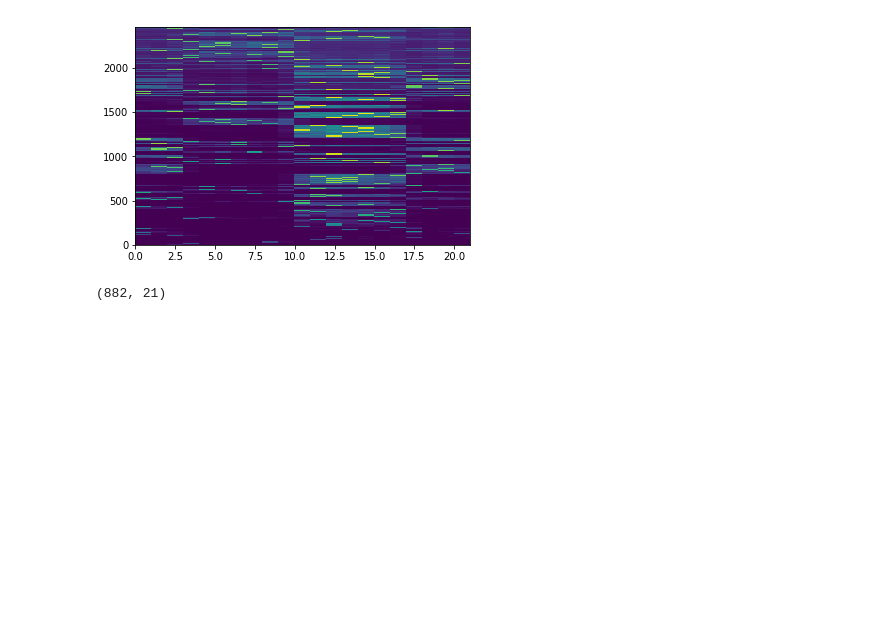
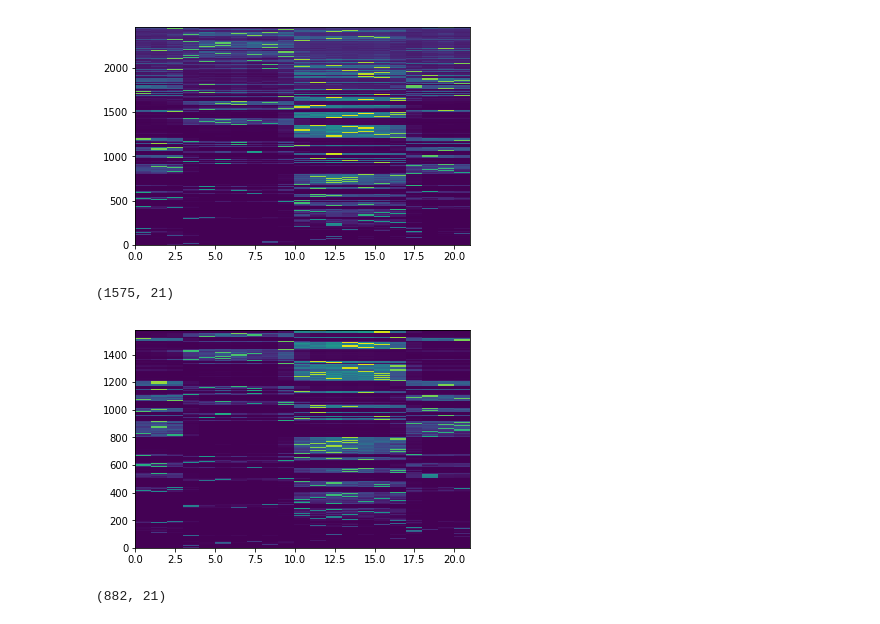
Before and after one commit to prestonlab/tesser_successor, a Jupyter notebook: SR-Part2_vs_neural_correlations.ipynb, the cells around one changed output. Cells and saved outputs as stored; diff of their text form; code cells hidden in the pictures; blank space fills up the shorter version.

```diff
--- a/SR-Part2_vs_neural_correlations.ipynb
+++ b/SR-Part2_vs_neural_correlations.ipynb
@@ -159,6 +156,14 @@ sr_reps.shape
 # %% [output]
 (2457, 21)
 [figure]
+# %%
+#now only extrat Part 1
+sr_reps_part1 = sr_reps[struct_all['part'] == 1]
+plt.pcolor(sr_reps_part1)
+sr_reps_part1.shape
+# %% [output]
+(1575, 21)
+[figure, added]
 # %%
 #now only extrat Part 2
 sr_reps_part2 = sr_reps[struct_all['part'] == 2]
```
Also changed, not shown: parts of 2 cells of this notebook.
